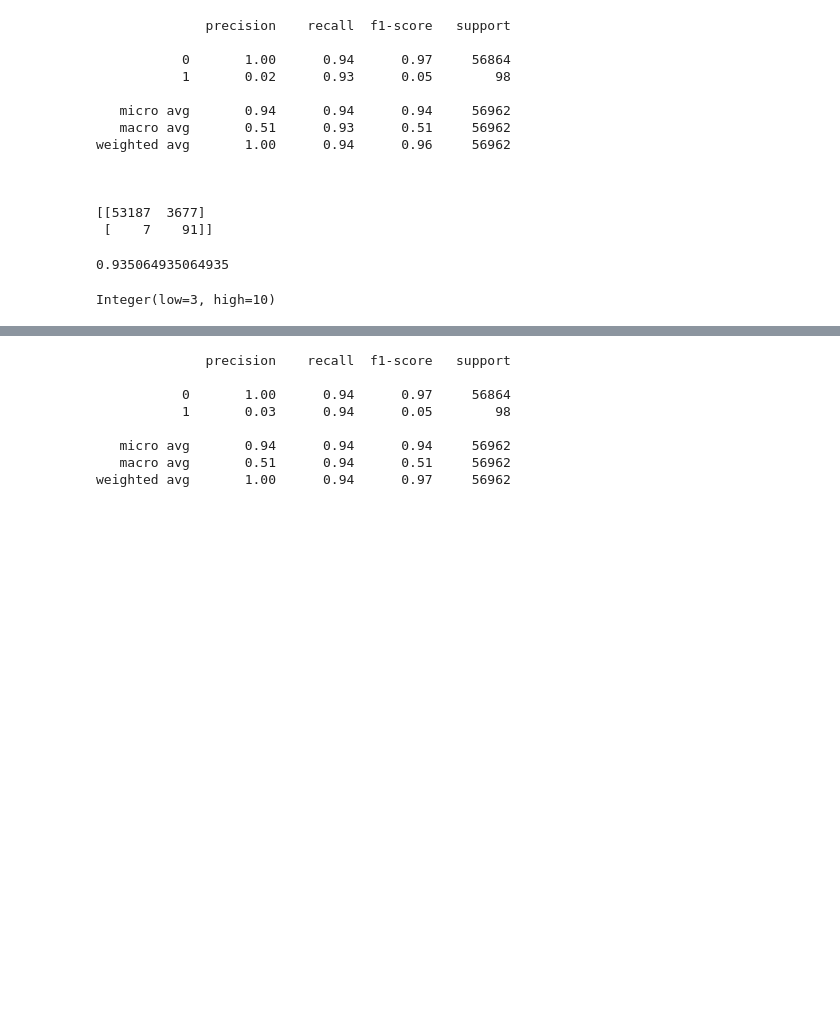
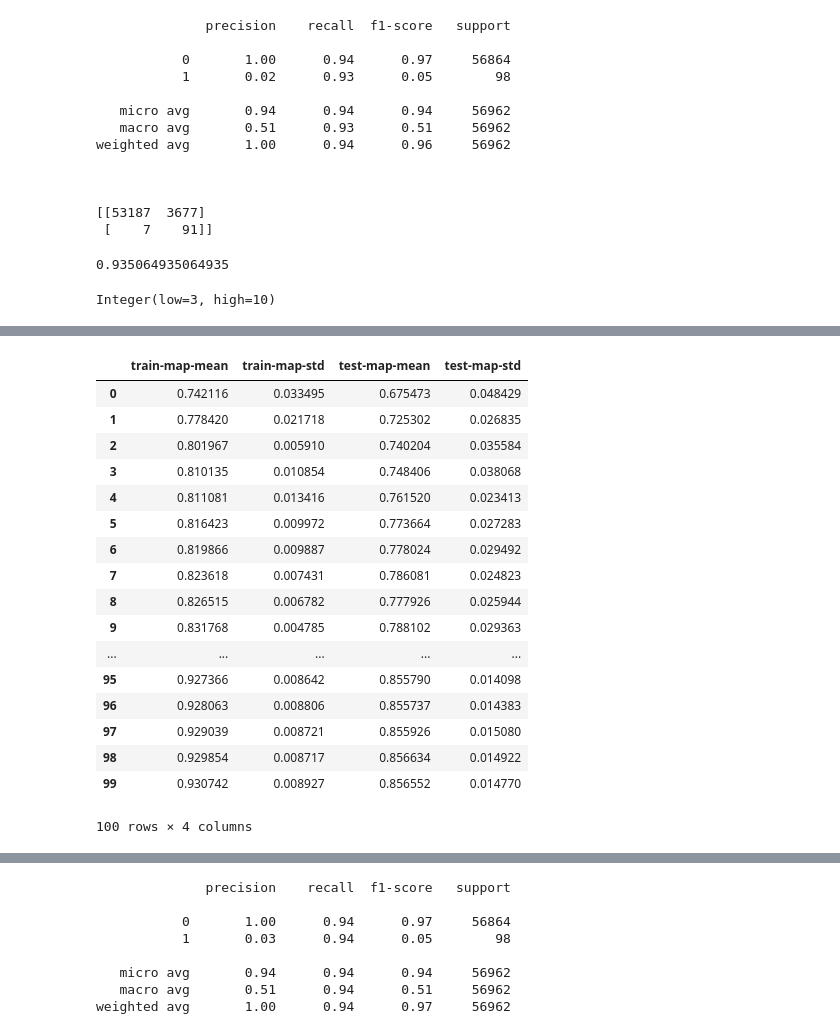
Before and after one commit to wnstnb/research, a Jupyter notebook: Predicting Credit Card Fraud V2.ipynb, the cells around one changed output, grey strips where cells are left out. Cells and saved outputs as stored; diff of their text form; code cells hidden in the pictures; blank space fills up the shorter version.

```diff
--- a/Predicting Credit Card Fraud V2.ipynb
+++ b/Predicting Credit Card Fraud V2.ipynb
@@ -390 +364,22 @@ cvresult
+# %%
+xgbcvresult
+# %% [output]
+|  | train-map-mean | train-map-std | test-map-mean | test-map-std |
+| 0 | 0.742116 | 0.033495 | 0.675473 | 0.048429 |
+| 1 | 0.778420 | 0.021718 | 0.725302 | 0.026835 |
+| 2 | 0.801967 | 0.005910 | 0.740204 | 0.035584 |
+| 3 | 0.810135 | 0.010854 | 0.748406 | 0.038068 |
+| 4 | 0.811081 | 0.013416 | 0.761520 | 0.023413 |
+| 5 | 0.816423 | 0.009972 | 0.773664 | 0.027283 |
+| 6 | 0.819866 | 0.009887 | 0.778024 | 0.029492 |
+| 7 | 0.823618 | 0.007431 | 0.786081 | 0.024823 |
+| 8 | 0.826515 | 0.006782 | 0.777926 | 0.025944 |
+| 9 | 0.831768 | 0.004785 | 0.788102 | 0.029363 |
+| ... | ... | ... | ... | ... |
+| 95 | 0.927366 | 0.008642 | 0.855790 | 0.014098 |
+| 96 | 0.928063 | 0.008806 | 0.855737 | 0.014383 |
+| 97 | 0.929039 | 0.008721 | 0.855926 | 0.015080 |
+| 98 | 0.929854 | 0.008717 | 0.856634 | 0.014922 |
+| 99 | 0.930742 | 0.008927 | 0.856552 | 0.014770 |
+100 rows × 4 columns
 # %%
```
Also changed, not shown: parts of 15 cells of this notebook.
